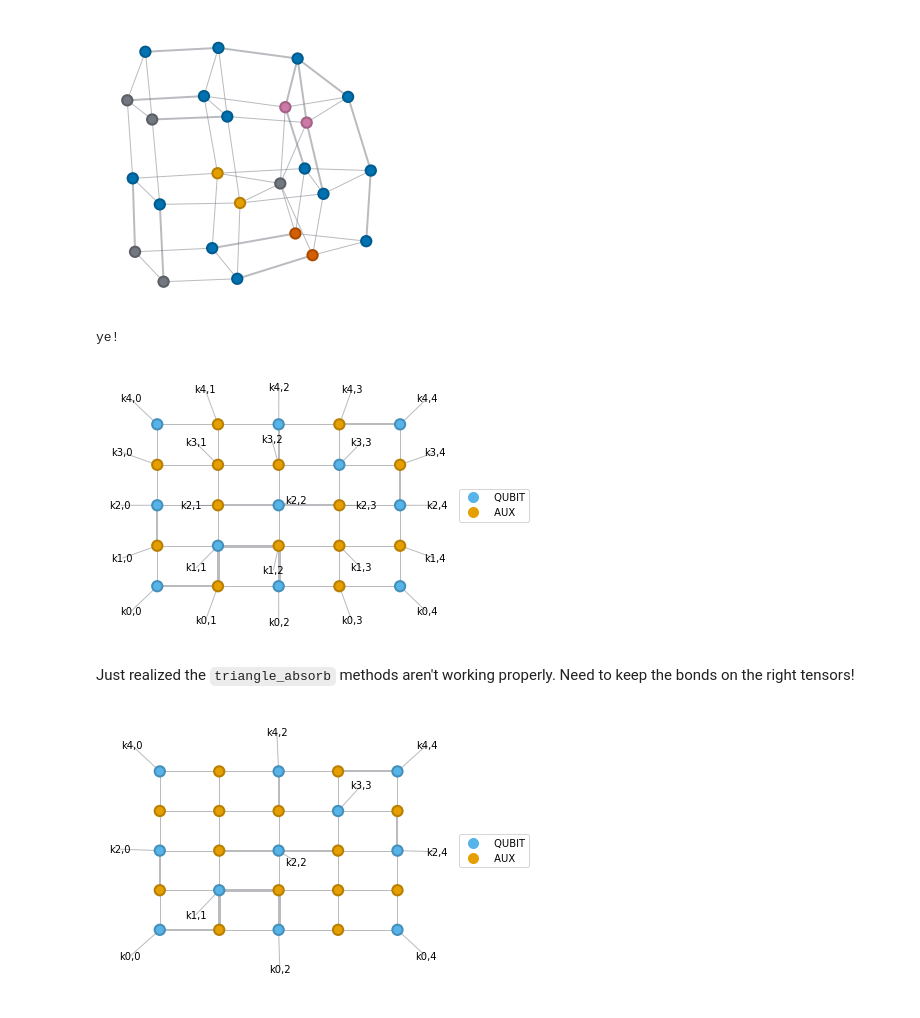
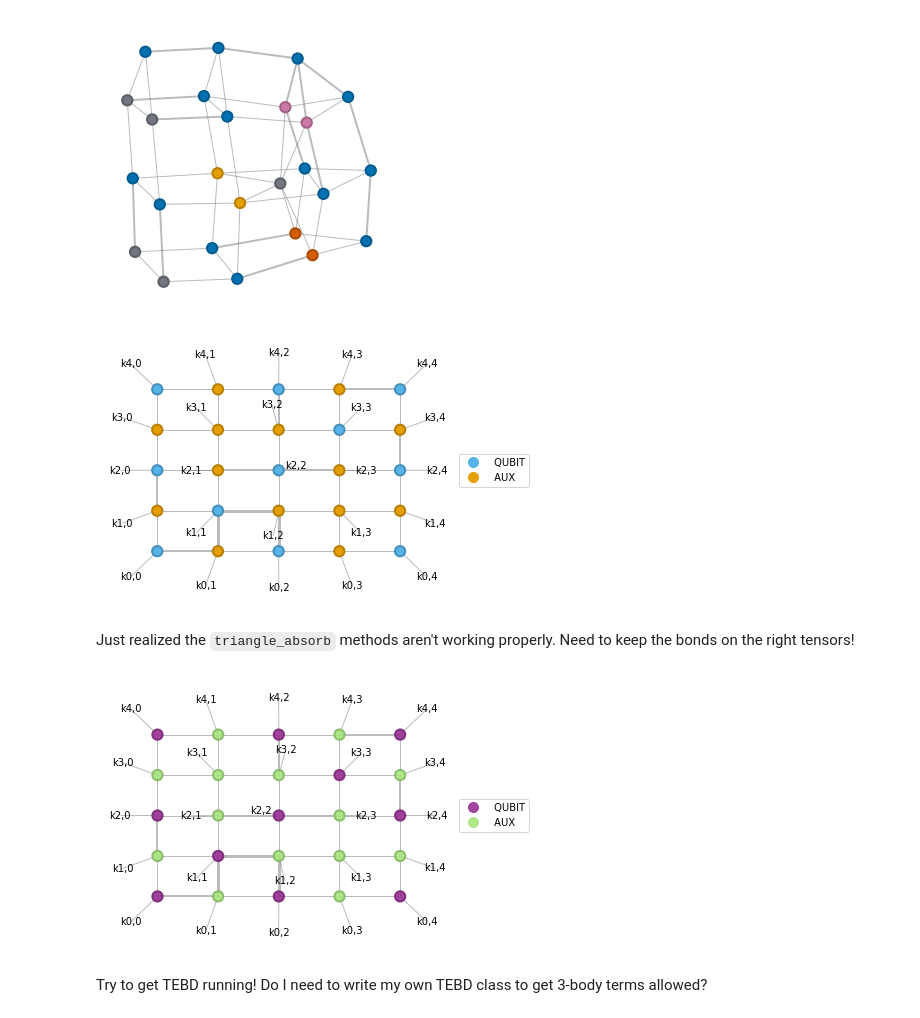
Before and after one commit to gabrielwoolls/fermion-encoding, a Jupyter notebook: Examples-Testing.ipynb, the cells around one changed output. Cells and saved outputs as stored; diff of their text form; code cells hidden in the pictures.

```diff
--- a/Examples-Testing.ipynb
+++ b/Examples-Testing.ipynb
@@ -694,17 +694,18 @@ bra_and_env = bra.select_any(sites) | envs[p]
 [figure]
 # %%
 coos = ((0,2),(0,0),(1,1))
-epvec.gate(ham_terms[coos], coos, contract='triangle_absorb').draw()
+epvec.gate(ham_terms[coos], coos, contract='auto_split').draw()
 # %% [output]
-ye!
 [figure]
 # %% [markdown]
 Just realized the `triangle_absorb` methods aren't working properly. Need to keep the bonds on the right tensors!
 # %%
 reload(beeky)
 evec = beeky.QubitEncodeVector.rand(3, 3).convert_to_ePEPS_vector(dummy_size=2)
 
-gvec = evec.absorb_three_body_gate(G=qu.rand_matrix(8), coos=((0,0), (0,2), (1,1)))
-gvec.draw()
+gvec = evec.gate(G=qu.rand_matrix(8), coos=((0,0), (0,2), (1,1)), contract='auto_split')
+gvec.draw(custom_colors=((0.6, 0.19, 0.58, 0.9),(0.65, 0.9, 0.49, 0.9)))
 # %% [output]
-[figure, old version]
+[figure, new version]
+# %% [markdown]
+Try to get TEBD running! Do I need to write my own TEBD class to get 3-body terms allowed?
```
Also changed, not shown: parts of 2 cells of this notebook, 3 other files.
